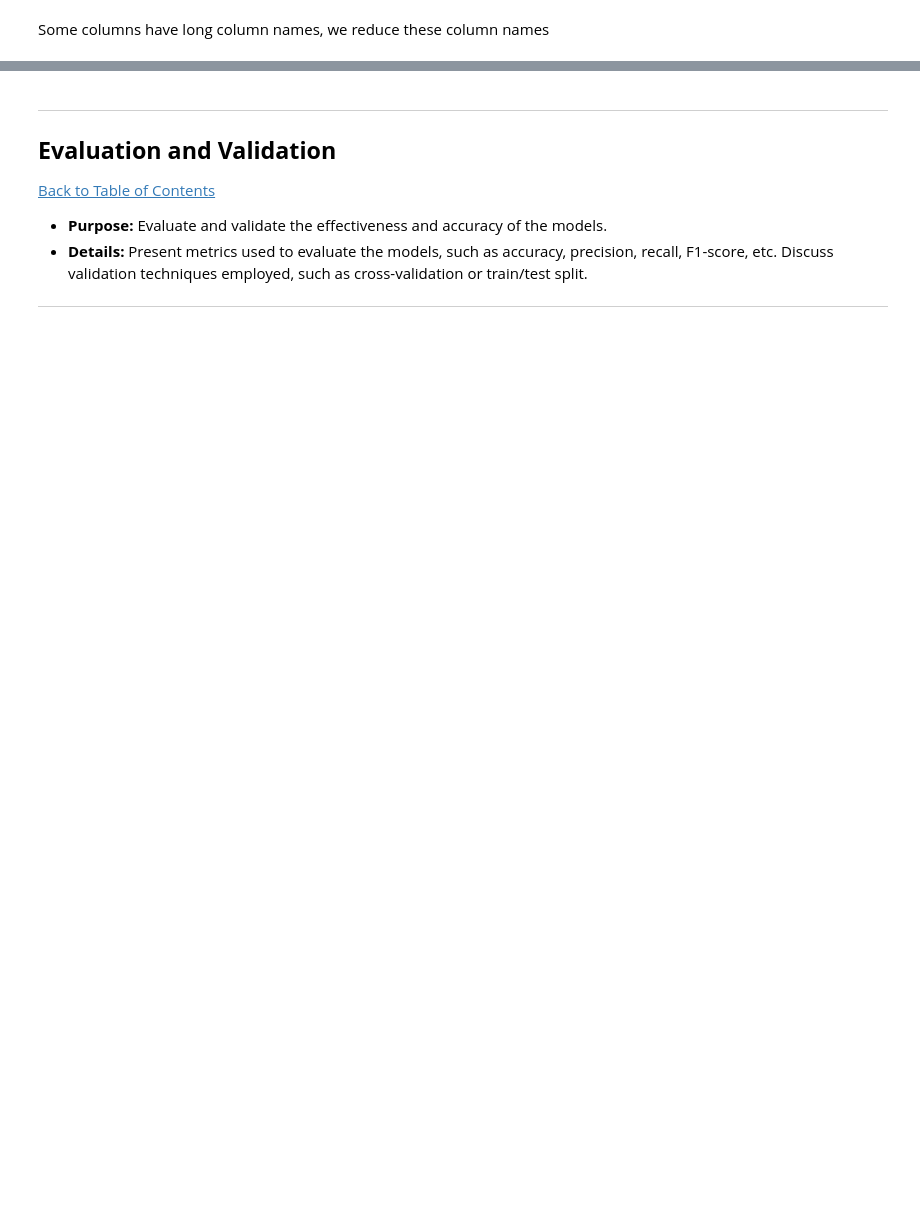
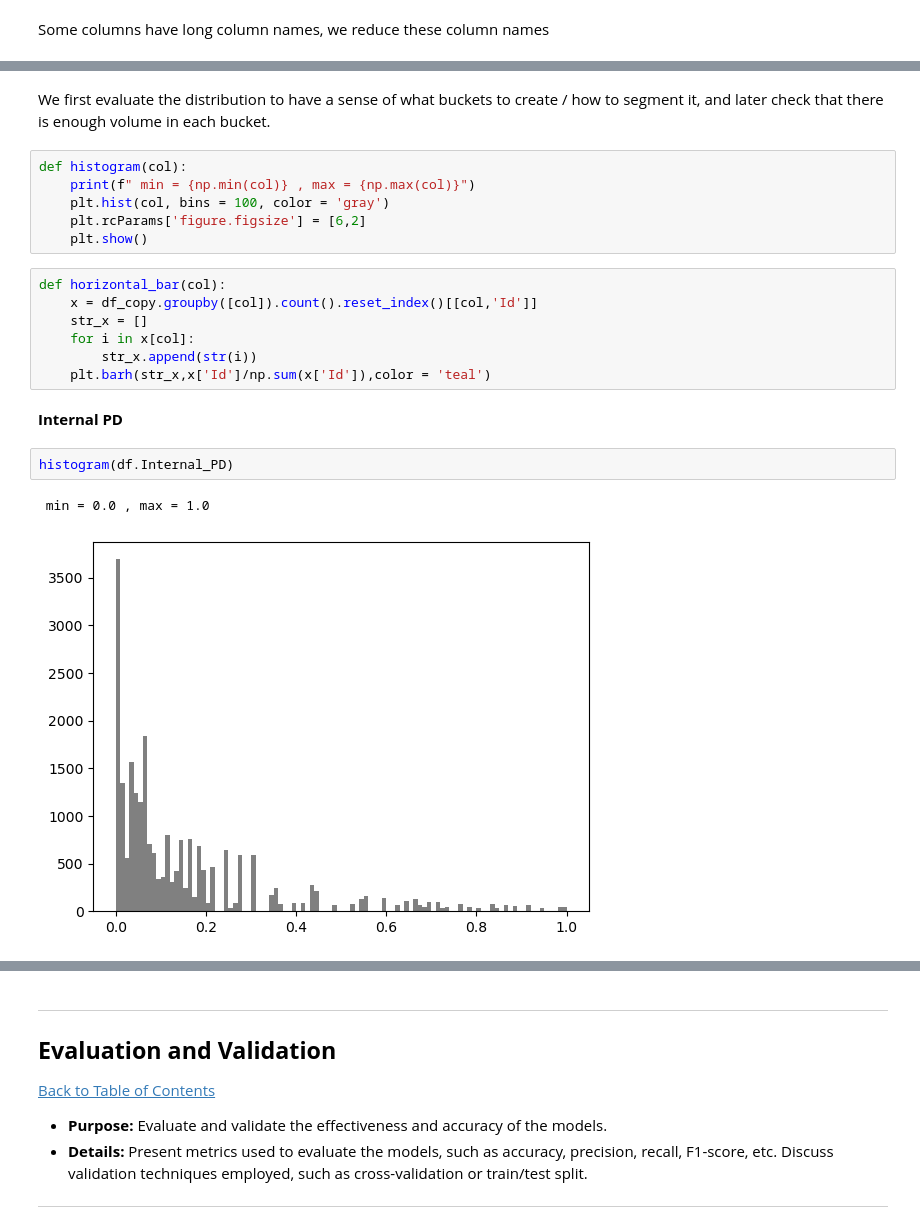
Before and after one commit to VuyiswaK/Workplace_project, a Jupyter notebook: Workplace Project.ipynb, the cells around one changed output, grey strips where cells are left out. Saved outputs shown, nothing was run; the diff lists cells and outputs as text; blank space fills up the shorter version.

```diff
--- a/Workplace Project.ipynb
+++ b/Workplace Project.ipynb
@@ -182,0 +321,22 @@ Thus our profitability becomes:
+# %% [markdown]
+We first evaluate the distribution to have a sense of what buckets to create / how to segment it, and later check that there is enough volume in each bucket.
+# %%
+def histogram(col):
+    print(f" min = {np.min(col)} , max = {np.max(col)}")
+    plt.hist(col, bins = 100, color = 'gray')
+    plt.rcParams['figure.figsize'] = [6,2]
+    plt.show()
+# %%
+def horizontal_bar(col):
+    x = df_copy.groupby([col]).count().reset_index()[[col,'Id']]
+    str_x = []
+    for i in x[col]:
+        str_x.append(str(i))
+    plt.barh(str_x,x['Id']/np.sum(x['Id']),color = 'teal')
+# %% [markdown]
+**Internal PD**
+# %%
+histogram(df.Internal_PD)
+# %% [output]
+ min = 0.0 , max = 1.0
+[figure, added]
```
Also changed, not shown: parts of 124 cells of this notebook, 2 other files.
